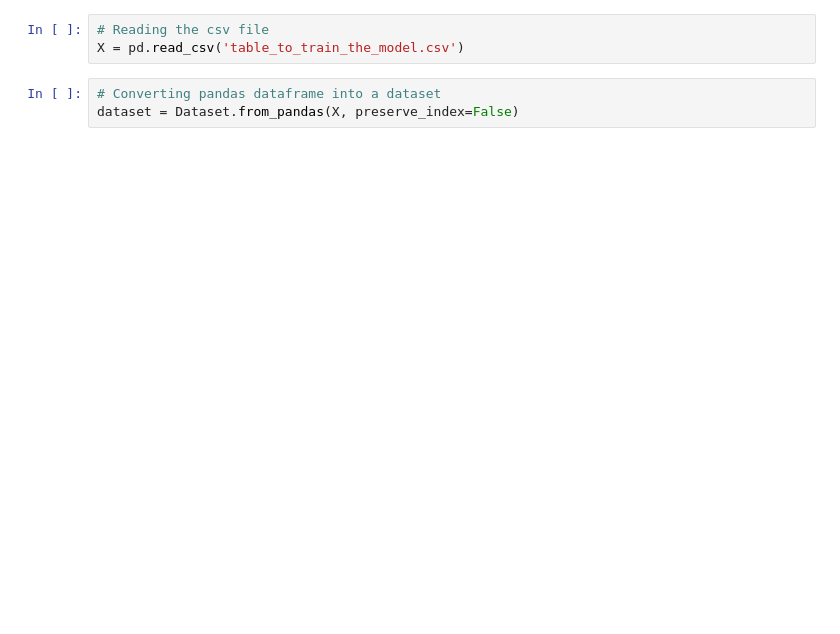
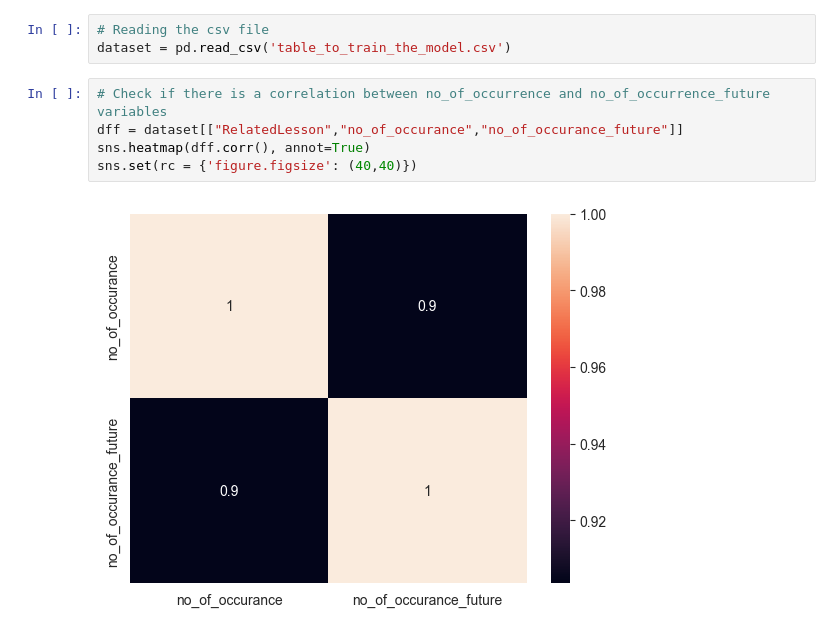
Before and after one commit to inukarodrigo/Learnverse, a Jupyter notebook: Exam Paper Generation/Model Training/modelTraining.ipynb, the cells around one changed output. Drawn from its saved outputs; the diff is of its cells as text; blank space fills up the shorter version.

```diff
--- a/Exam Paper Generation/Model Training/modelTraining.ipynb
+++ b/Exam Paper Generation/Model Training/modelTraining.ipynb
@@ -12,6 +15,10 @@ from sklearn.metrics import r2_score
 # %%
 # Reading the csv file
-X = pd.read_csv('table_to_train_the_model.csv')
+dataset = pd.read_csv('table_to_train_the_model.csv')
-# %%
-# Converting pandas dataframe into a dataset
-dataset = Dataset.from_pandas(X, preserve_index=False)
+# %%
+# Check if there is a correlation between no_of_occurrence and no_of_occurrence_future variables
+dff = dataset[["RelatedLesson","no_of_occurance","no_of_occurance_future"]]
+sns.heatmap(dff.corr(), annot=True)
+sns.set(rc = {'figure.figsize': (40,40)})
+# %% [output]
+[figure, added]
```
Also changed, not shown: parts of 24 cells of this notebook, 4 other files.
